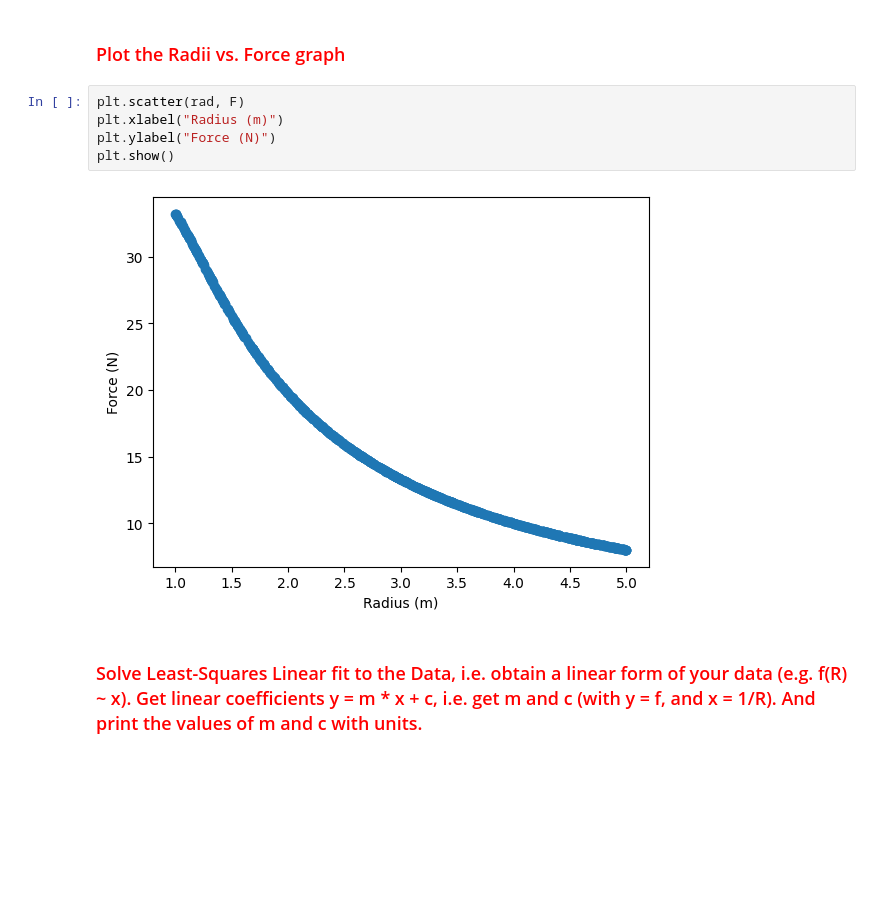
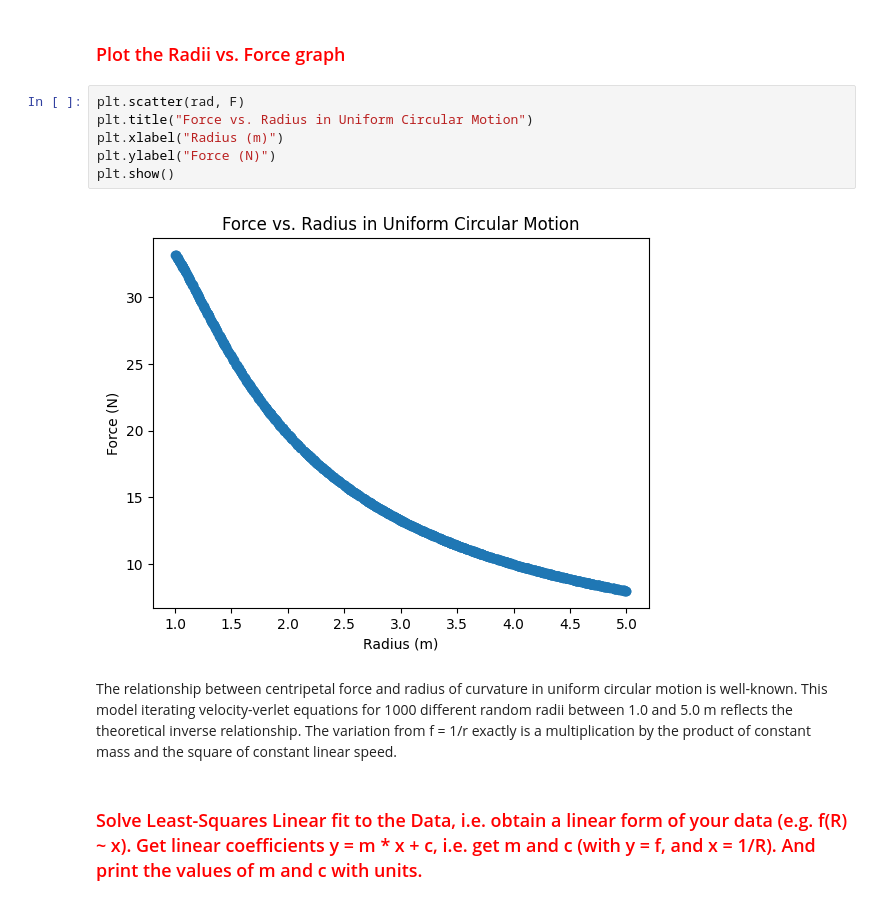
Before and after one commit to CalebAnderson22/PHY122, a Jupyter notebook: L5_Anderson.ipynb, the cells around one changed output. Cells and saved outputs as stored; diff of their text form; blank space fills up the shorter version.

```diff
--- a/L5_Anderson.ipynb
+++ b/L5_Anderson.ipynb
@@ -304,11 +333,14 @@ for i in range(len(rad)):
 ### <font color='Red'> Plot the Radii vs. Force graph </font>
 # %%
 plt.scatter(rad, F)
+plt.title("Force vs. Radius in Uniform Circular Motion")
 plt.xlabel("Radius (m)")
 plt.ylabel("Force (N)")
 plt.show()
 # %% [output]
-[figure, old version]
+[figure, new version]
+# %% [markdown]
+The relationship between centripetal force and radius of curvature in uniform circular motion is well-known. This model iterating velocity-verlet equations for 1000 different random radii between 1.0 and 5.0 m reflects the theoretical inverse relationship. The variation from f = 1/r exactly is a multiplication by the product of constant mass and the square of constant linear speed.
 # %% [markdown]
 ### <font color='Red'> Solve Least-Squares Linear fit to the Data, i.e. obtain a linear form of your data (e.g. f(R) ~ x). Get linear coefficients y = m * x + c, i.e. get m and c (with y = f, and x = 1/R). And print the values of m and c with units. </font>
 # %%
```
Also changed, not shown: parts of 19 cells of this notebook.
